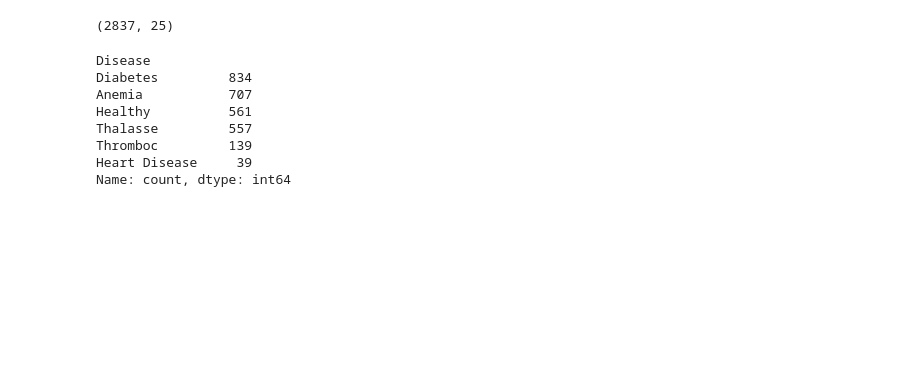
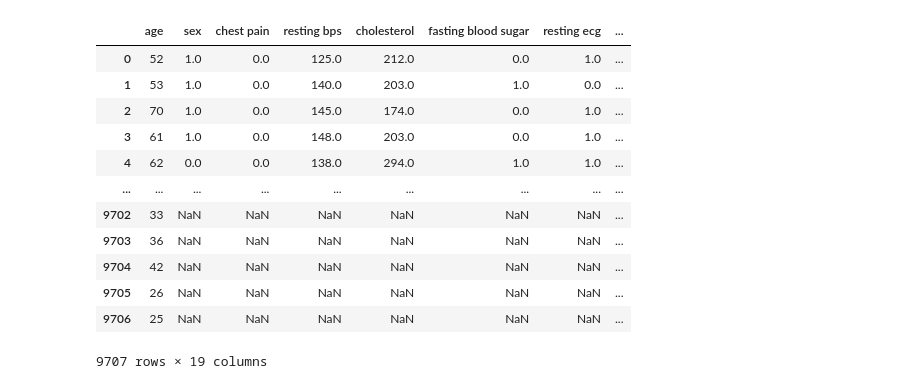
Before and after one commit to rajvi-collab/Disease_Detection, a Jupyter notebook: disease_detection.ipynb, the cells around one changed output. Cells and saved outputs as stored; diff of their text form; code cells hidden in the pictures; blank space fills up the shorter version.

```diff
--- a/disease_detection.ipynb
+++ b/disease_detection.ipynb
@@ -69,18 +79,19 @@ df_balanced['Disease']=df_balanced['Disease'].replace('Heart Di','Heart Disease'
 # %%
-data = pd.concat([df_test, df_balanced],ignore_index=True)
-data.shape # (rows, columns)
+data = pd.concat([df_heart_di, df_diabetes],ignore_index=True)
+data
 # %% [output]
+|  | age | sex | chest pain | resting bps | cholesterol | fasting blood sugar | resting ecg | ... |
+| 0 | 52 | 1.0 | 0.0 | 125.0 | 212.0 | 0.0 | 1.0 | ... |
+| 1 | 53 | 1.0 | 0.0 | 140.0 | 203.0 | 1.0 | 0.0 | ... |
+| 2 | 70 | 1.0 | 0.0 | 145.0 | 174.0 | 0.0 | 1.0 | ... |
+| 3 | 61 | 1.0 | 0.0 | 148.0 | 203.0 | 0.0 | 1.0 | ... |
+| 4 | 62 | 0.0 | 0.0 | 138.0 | 294.0 | 1.0 | 1.0 | ... |
+| ... | ... | ... | ... | ... | ... | ... | ... | ... |
+| 9702 | 33 | NaN | NaN | NaN | NaN | NaN | NaN | ... |
+| 9703 | 36 | NaN | NaN | NaN | NaN | NaN | NaN | ... |
+| 9704 | 42 | NaN | NaN | NaN | NaN | NaN | NaN | ... |
+| 9705 | 26 | NaN | NaN | NaN | NaN | NaN | NaN | ... |
+| 9706 | 25 | NaN | NaN | NaN | NaN | NaN | NaN | ... |
-(2837, 25)
+9707 rows × 19 columns
-# %%
-data.Disease.value_counts()
-# %% [output]
-Disease
-Diabetes         834
-Anemia           707
-Healthy          561
-Thalasse         557
-Thromboc         139
-Heart Disease     39
-Name: count, dtype: int64
 # %%
 # Let's find how many of each class there are in the bar chart.
```
Also changed, not shown: parts of 19 cells of this notebook, 26 other files.
